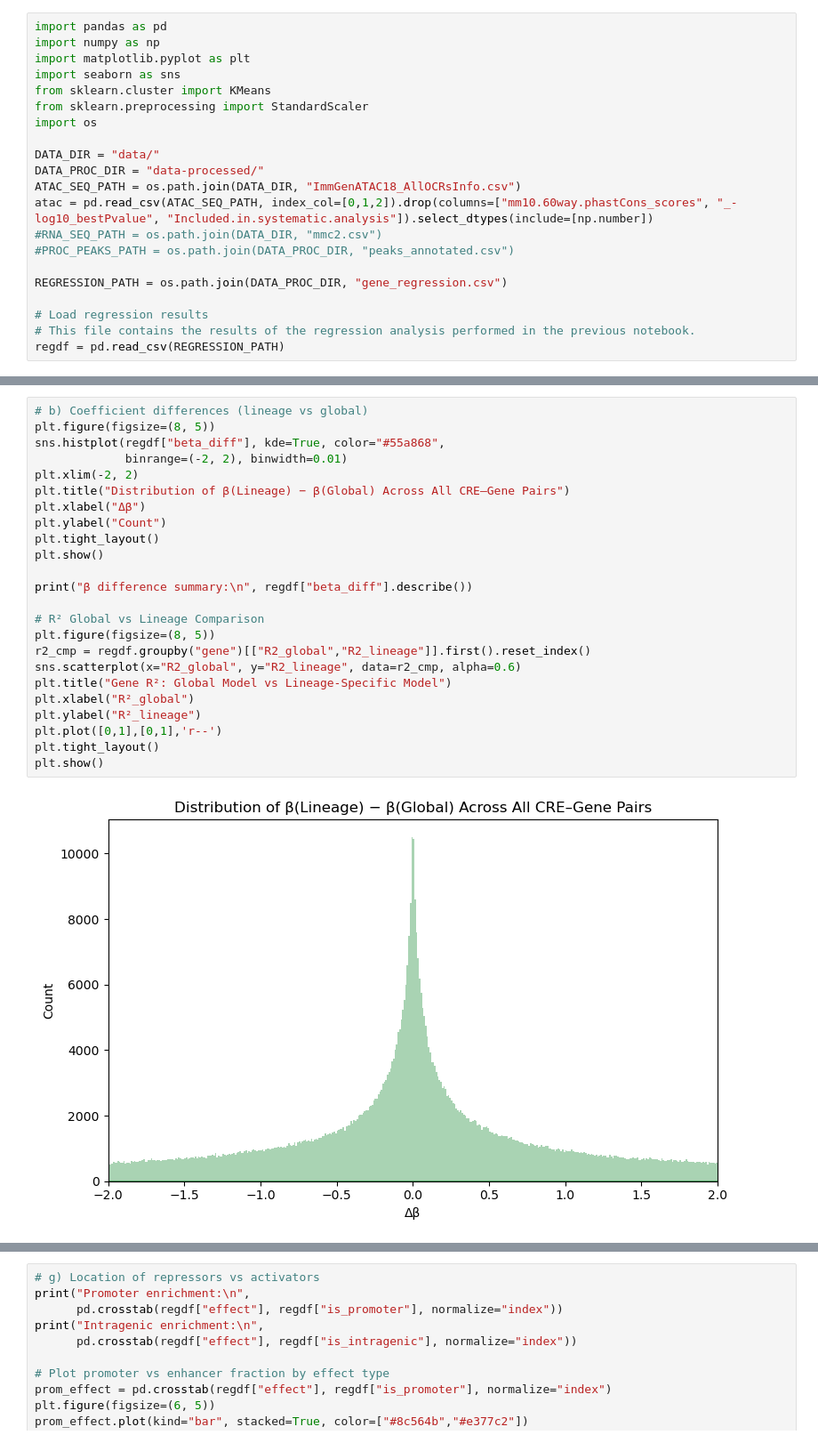
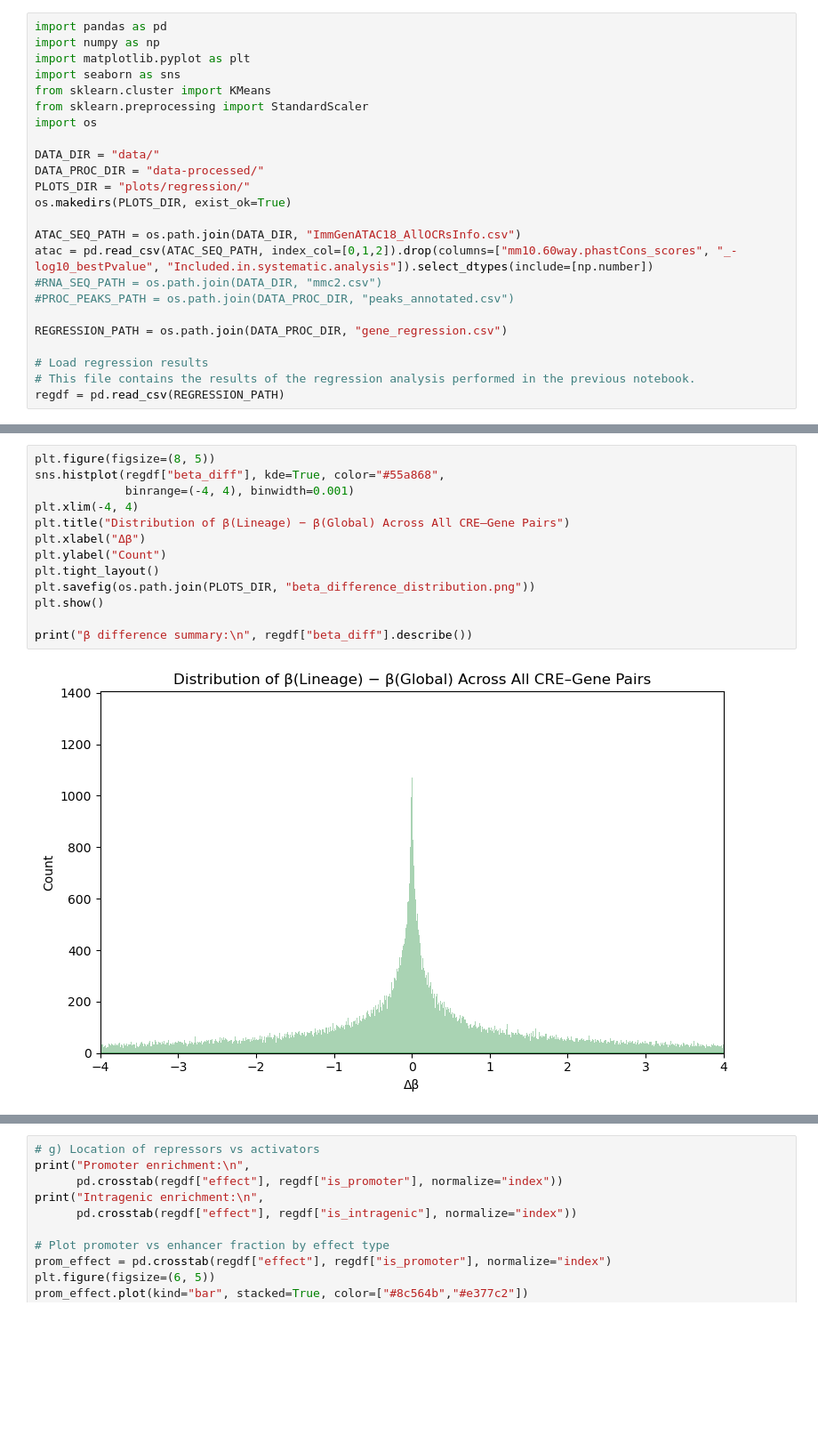
Before and after one commit to Topic2-Gene-Regulation-Immune-Cells/ILC-cells-Team4, a Jupyter notebook: 09_regression_analysis.ipynb, the cells around one changed output, grey strips where cells are left out. Shown at 89% size. Drawn from its saved outputs; the diff is of its cells as text; blank space fills up the shorter version.

```diff
--- a/09_regression_analysis.ipynb
+++ b/09_regression_analysis.ipynb
@@ -9,6 +9,9 @@ import os
 
 DATA_DIR = "data/"
 DATA_PROC_DIR = "data-processed/"
+PLOTS_DIR = "plots/regression/"
+os.makedirs(PLOTS_DIR, exist_ok=True)
+
 ATAC_SEQ_PATH = os.path.join(DATA_DIR, "ImmGenATAC18_AllOCRsInfo.csv")
 atac = pd.read_csv(ATAC_SEQ_PATH, index_col=[0,1,2]).drop(columns=["mm10.60way.phastCons_scores", "_-log10_bestPvalue", "Included.in.systematic.analysis"]).select_dtypes(include=[np.number])
 #RNA_SEQ_PATH = os.path.join(DATA_DIR, "mmc2.csv")
@@ -89,29 +96,18 @@ plt.show()
 # %%
-# b) Coefficient differences (lineage vs global)
 plt.figure(figsize=(8, 5))
 sns.histplot(regdf["beta_diff"], kde=True, color="#55a868",
-             binrange=(-2, 2), binwidth=0.01)
-plt.xlim(-2, 2)
+             binrange=(-4, 4), binwidth=0.001)
+plt.xlim(-4, 4)
 plt.title("Distribution of β(Lineage) − β(Global) Across All CRE–Gene Pairs")
 plt.xlabel("Δβ")
 plt.ylabel("Count")
 plt.tight_layout()
+plt.savefig(os.path.join(PLOTS_DIR, "beta_difference_distribution.png"))
 plt.show()
 
 print("β difference summary:\n", regdf["beta_diff"].describe())
-
-# R² Global vs Lineage Comparison
-plt.figure(figsize=(8, 5))
-r2_cmp = regdf.groupby("gene")[["R2_global","R2_lineage"]].first().reset_index()
-sns.scatterplot(x="R2_global", y="R2_lineage", data=r2_cmp, alpha=0.6)
-plt.title("Gene R²: Global Model vs Lineage-Specific Model")
-plt.xlabel("R²_global")
-plt.ylabel("R²_lineage")
-plt.plot([0,1],[0,1],'r--')
-plt.tight_layout()
-plt.show()
 # %% [output]
-[figure, old version]
+[figure, new version]
 β difference summary:
  count    1.234991e+06
 mean    -2.902921e-01
```
Also changed, not shown: parts of 13 cells of this notebook, 16 other files.
